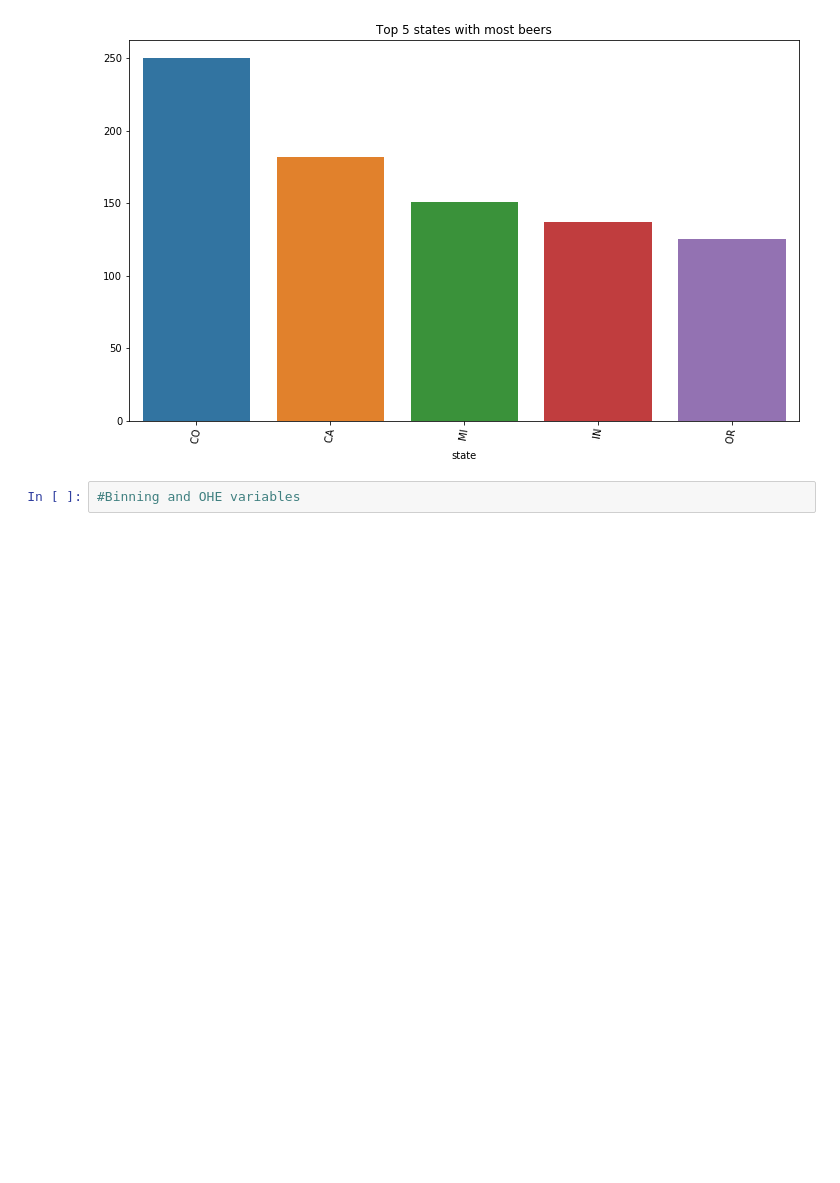
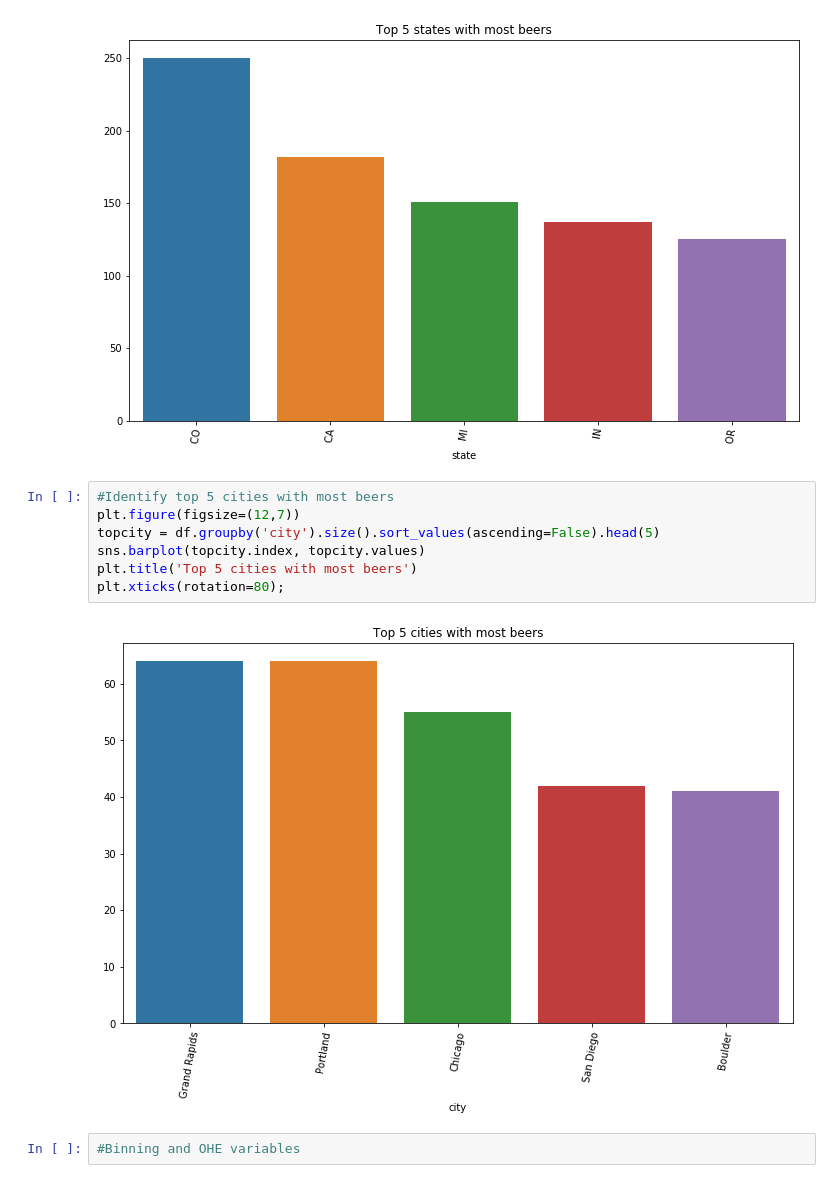
Before and after one commit to adinas94/Craft_Beer_Project, a Jupyter notebook: EDA.ipynb, the cells around one changed output. Drawn from its saved outputs; the diff is of its cells as text; blank space fills up the shorter version.

```diff
--- a/EDA.ipynb
+++ b/EDA.ipynb
@@ -256,5 +256,14 @@ plt.title('Top 5 states with most beers')
 plt.xticks(rotation=80);
 # %% [output]
 [figure]
+# %%
+#Identify top 5 cities with most beers
+plt.figure(figsize=(12,7))
+topcity = df.groupby('city').size().sort_values(ascending=False).head(5)
+sns.barplot(topcity.index, topcity.values)
+plt.title('Top 5 cities with most beers')
+plt.xticks(rotation=80);
+# %% [output]
+[figure, added]
 # %%
 #Binning and OHE variables
```
